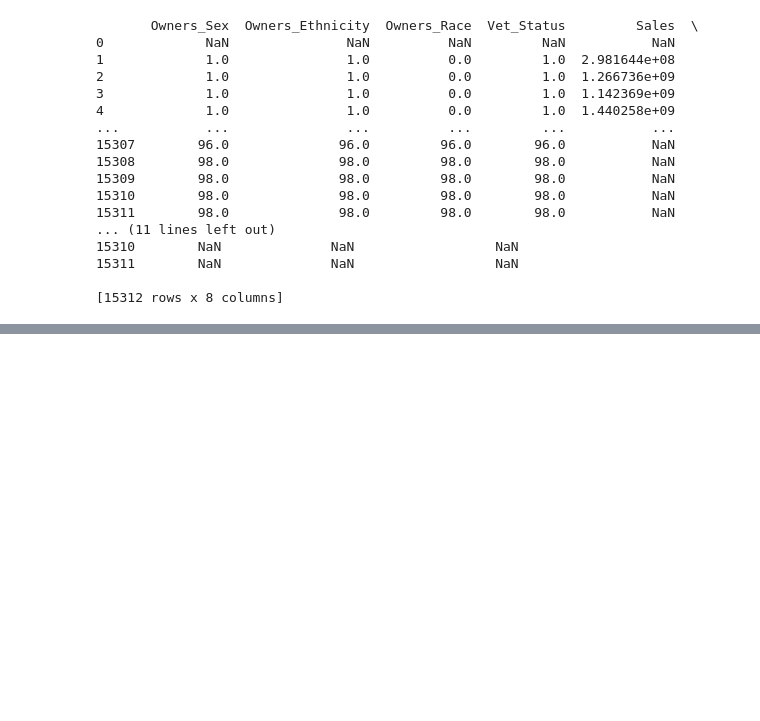
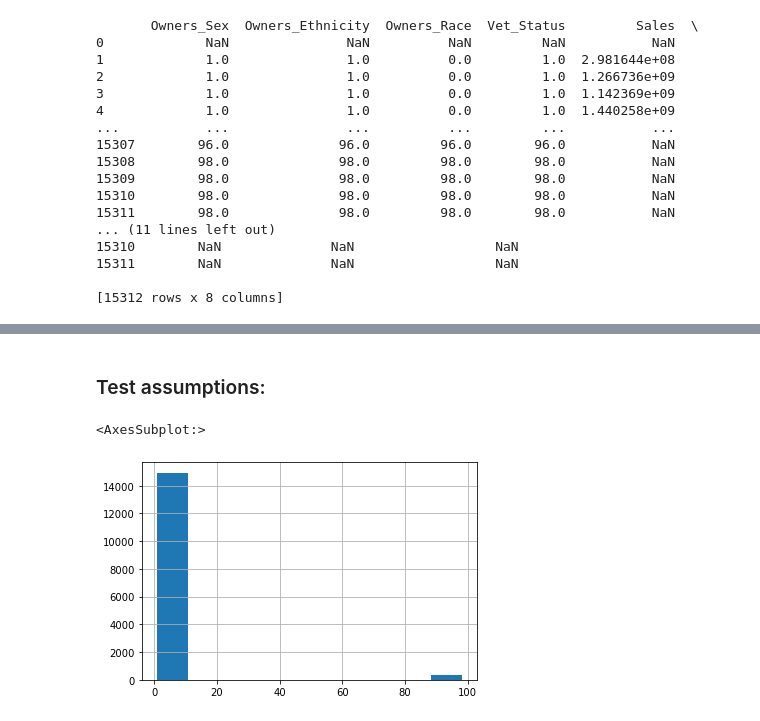
Before and after one commit to janolos/Team-WIB, a Jupyter notebook: 2020 ABS Business Data.ipynb, the cells around one changed output, grey strips where cells are left out. Saved outputs shown, nothing was run; the diff lists cells and outputs as text; code cells hidden in the pictures; blank space fills up the shorter version.

```diff
--- a/2020 ABS Business Data.ipynb
+++ b/2020 ABS Business Data.ipynb
@@ -91,0 +166,7 @@ print(WBiz2020Sub_2float)
+# %% [markdown]
+### Test assumptions:
+# %%
+WBiz2020Sub_2float['Owners_Sex'].hist()
+# %% [output]
+<AxesSubplot:>
+[figure, added]
```
Also changed, not shown: parts of 19 cells of this notebook.
